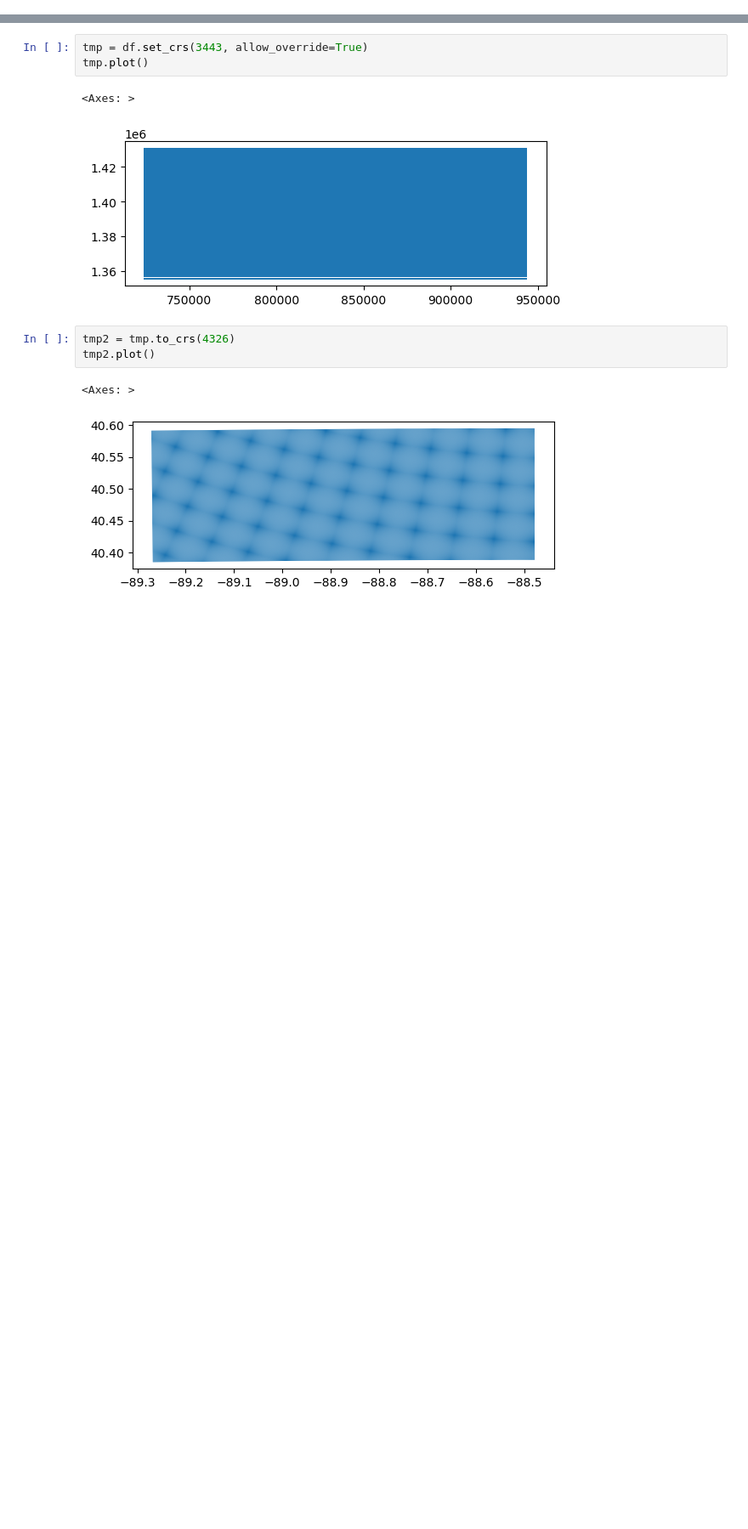
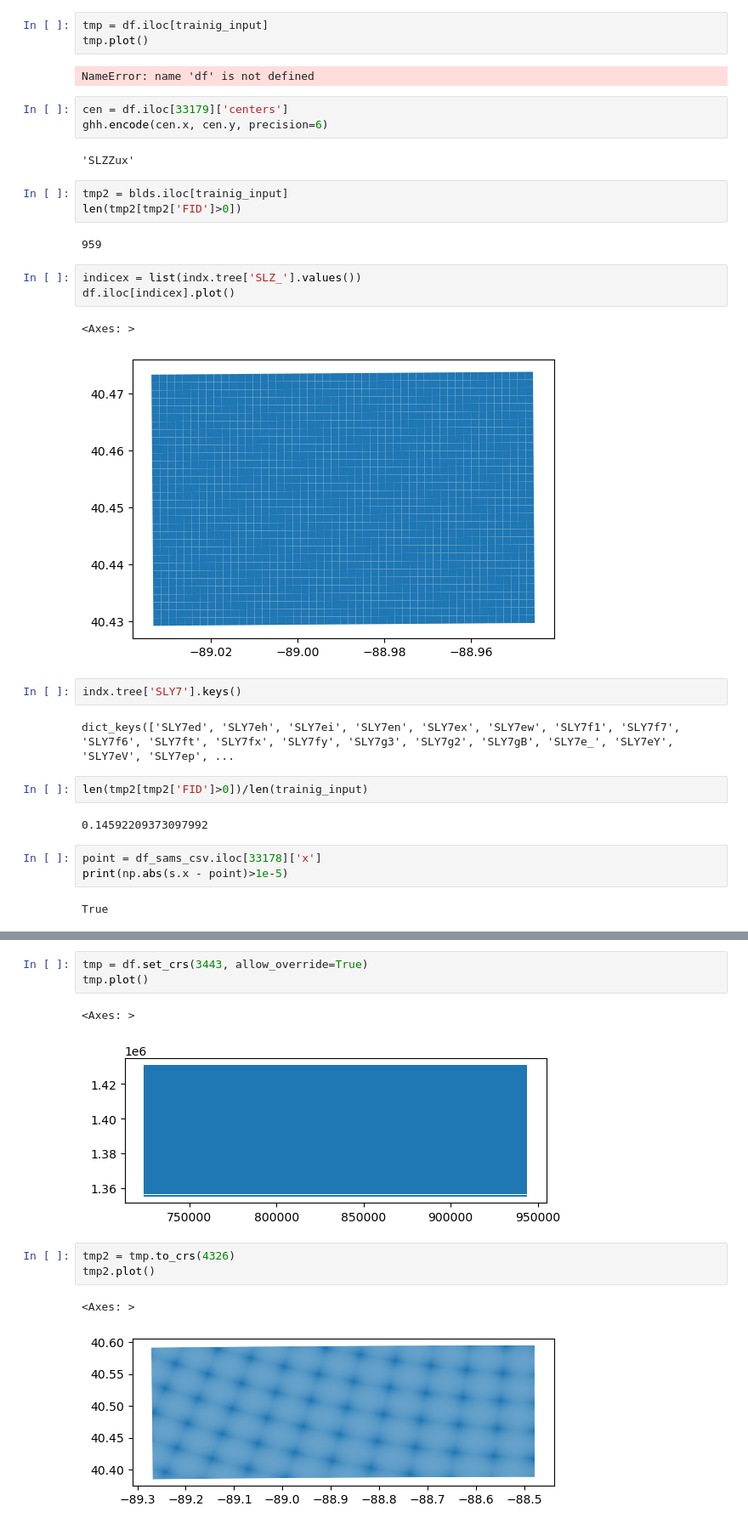
Before and after one commit to ridhaalkhabaz/Conver_SAT, a Jupyter notebook: learning_geopandas.ipynb, the cells around one changed output, grey strips where cells are left out. Shown at 85% size. Cells and saved outputs as stored; diff of their text form; blank space fills up the shorter version.

```diff
--- a/learning_geopandas.ipynb
+++ b/learning_geopandas.ipynb
@@ -16,0 +221,34 @@ df.head()
+# %%
+tmp = df.iloc[trainig_input]
+tmp.plot()
+# %% [output]
+NameError: name 'df' is not defined
+# %%
+cen = df.iloc[33179]['centers']
+ghh.encode(cen.x, cen.y, precision=6)
+# %% [output]
+'SLZZux'
+# %%
+tmp2 = blds.iloc[trainig_input]
+len(tmp2[tmp2['FID']>0])
+# %% [output]
+959
+# %%
+indicex = list(indx.tree['SLZ_'].values())
+df.iloc[indicex].plot()
+# %% [output]
+<Axes: >
+[figure, added]
+# %%
+indx.tree['SLY7'].keys()
+# %% [output]
+dict_keys(['SLY7ed', 'SLY7eh', 'SLY7ei', 'SLY7en', 'SLY7ex', 'SLY7ew', 'SLY7f1', 'SLY7f7', 'SLY7f6', 'SLY7ft', 'SLY7fx', 'SLY7fy', 'SLY7g3', 'SLY7g2', 'SLY7gB', 'SLY7e_', 'SLY7eY', 'SLY7eV', 'SLY7ep', ...
+# %%
+len(tmp2[tmp2['FID']>0])/len(trainig_input)
+# %% [output]
+0.14592209373097992
+# %%
+point = df_sams_csv.iloc[33178]['x']
+print(np.abs(s.x - point)>1e-5)
+# %% [output]
+True
```
Also changed, not shown: parts of 23 cells of this notebook, 3 other files.
